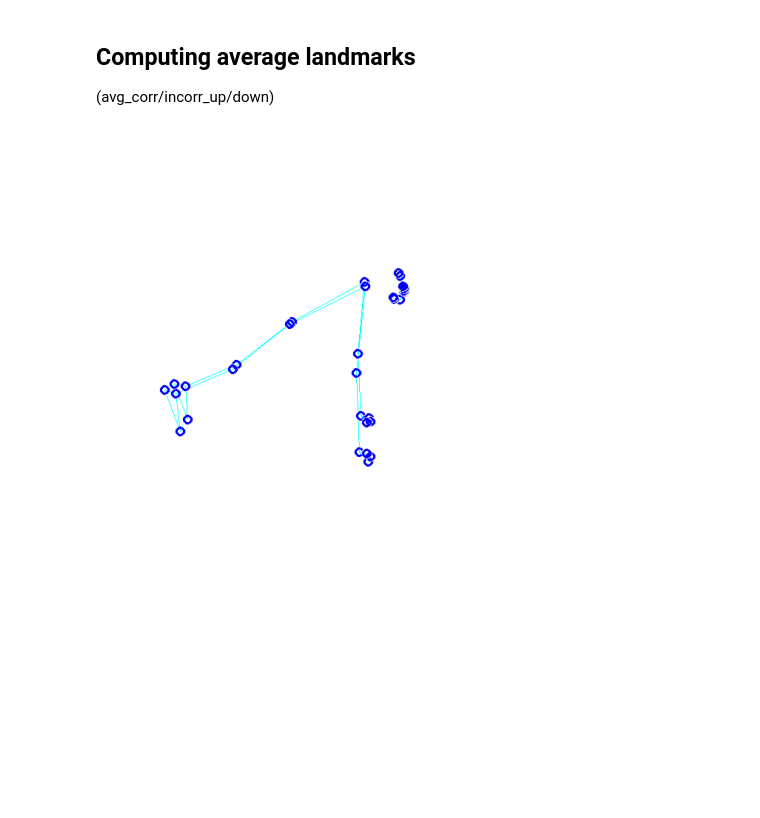
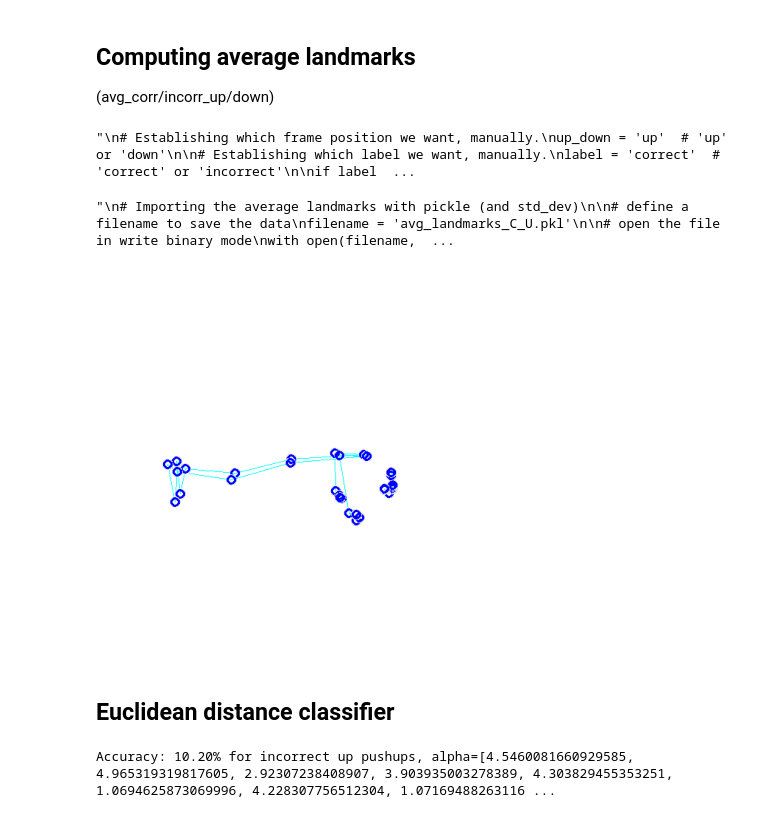
Before and after one commit to jpedroag/PMBA, a Jupyter notebook: C_distances.ipynb, the cells around one changed output. Saved outputs shown, nothing was run; the diff lists cells and outputs as text; code cells hidden in the pictures; blank space fills up the shorter version.

```diff
--- a/C_distances.ipynb
+++ b/C_distances.ipynb
@@ -358,6 +360,7 @@ video_index_incorr = [1, 2, 3, 4, 5, 6, 7, 8, 9, 10, 11, 12, 13, 14, 15, 16, 17,
 ## Computing average landmarks
 (avg_corr/incorr_up/down)
 # %%
+'''
 # Establishing which frame position we want, manually.
 up_down = 'up'  # 'up' or 'down'
 
@@ -396,9 +399,13 @@ std_landmarks_array = np.std(list_landmarks_array, axis=0)
 
 # Convert average_landmarks back to the list of landmark_pb2.NormalizedLandmark
 avg_landmarks = [landmark_pb2.NormalizedLandmark(x=x, y=y, z=z) for x, y, z in avg_landmarks_array]
+
+'''
+# %% [output]
+"\n# Establishing which frame position we want, manually.\nup_down = 'up'  # 'up' or 'down'\n\n# Establishing which label we want, manually.\nlabel = 'correct'  # 'correct' or 'incorrect'\n\nif label  ...
 # %%
-
-# Importing the average landmarks with pickle
+'''
+# Importing the average landmarks with pickle (and std_dev)
 
 # define a filename to save the data
 filename = 'avg_landmarks_C_U.pkl'
@@ -408,23 +415,29 @@ with open(filename, 'wb') as f:
     # dump the avg_landmarks object into the file
     pickle.dump(avg_landmarks, f)
     pickle.dump(std_landmarks_array, f)
+
+'''
+# %% [output]
+"\n# Importing the average landmarks with pickle (and std_dev)\n\n# define a filename to save the data\nfilename = 'avg_landmarks_C_U.pkl'\n\n# open the file in write binary mode\nwith open(filename,  ...
 # %%
 # opening the average landmarks file
 
-filename = 'avg_landmarks_C_U.pkl'
+#filename = 'avg_landmarks_C_U.pkl'
 #filename = 'avg_landmarks_C_D.pkl'
 #filename = 'avg_landmarks_I_U.pkl'
-#filename = 'avg_landmarks_I_D.pkl'
+filename = 'avg_landmarks_I_D.pkl'
 
 with open(filename, 'rb') as f:
     avg_landmarks = pickle.load(f)
-    std_landmarks_array = pickle.load(f)
+    std_landmarks = pickle.load(f)
 # %%
 # displaying the average landmarks
-avg_landmarks_C_U = center_landmarks(avg_landmarks_C_U)
-canvas_avg = draw_landmarks_on_blank_canvas(avg_landmarks_C_U)
+avg_landmarks = center_landmarks(avg_landmarks)
+canvas_avg = draw_landmarks_on_blank_canvas(avg_landmarks)
 plt.imshow(canvas_avg)
 plt.axis('off')
 plt.show()
 # %% [output]
-[figure, old version]
+[figure, new version]
+# %% [markdown]
+## Euclidean distance classifier
@@ -430,0 +492,41 @@ plt.show()
+# %%
+# Prepare accuracy counter
+correct_count = 0
+
+
+for video_index in video_indices:
+    file_path = get_file_path(label, up_down, video_index)
+    # Get landmarks from image
+    landmarks = extract_landmarks(file_path)[0]
+
+    # Center and normalize landmarks
+    landmarks = center_landmarks(landmarks)
+    landmarks = normalize_landmarks(landmarks, avg_landmarks, connections)
+
+    # Classify pushup
+    landmark_indices=[0, 11, 12, 13, 14, 15, 16, 23, 24, 25, 26, 27, 28] # U&L body, head
+    #landmark_indices=[11, 12, 13, 14, 15, 16, 23, 24, 25, 26, 27, 28] # no head
+    if up_down == 'up':
+        alpha = 3.0  # Std coefficient
+    elif up_down == 'down':
+        alpha = 3.0  # Std coefficient
+    else:
+        print('Up/down not found')
+        exit()
+
+
+    # 98 <-> 80 , up
+    # 48 <-> 10 , up
+    alpha = [3.7430316514136974, 2.5631452907885115, 4.611076277590342, 3.0818221510172092, 4.996586693693493, 2.890326651133698, 3.951352209434625, 2.2430705535327427, 3.9453426453536893, 4.967330662797752, 3.1795596051878565, 2.839463780070391, 3.918809088168116]
+    alpha = [4.5460081660929585, 4.965319319817605, 2.92307238408907, 3.903935003278389, 4.303829455353251, 1.0694625873069996, 4.228307756512304, 1.0716948826311627, 4.0471057324988395, 3.6396060971267334, 2.4241278962112536, 2.153548606454849, 2.2513511892633598]
+    classification = classify_pushup(landmarks, avg_landmarks, std_landmarks, landmark_indices,alpha)
+
+    # Accuracy
+    if classification == 'Correct':
+        correct_count += 1
+
+
+# Print accuracy
+print(f'Accuracy: {correct_count/len(video_indices)*100:.2f}% for {label} {up_down} pushups, alpha={alpha}')
+# %% [output]
+Accuracy: 10.20% for incorrect up pushups, alpha=[4.5460081660929585, 4.965319319817605, 2.92307238408907, 3.903935003278389, 4.303829455353251, 1.0694625873069996, 4.228307756512304, 1.07169488263116 ...
```
Also changed, not shown: parts of 12 cells of this notebook.
